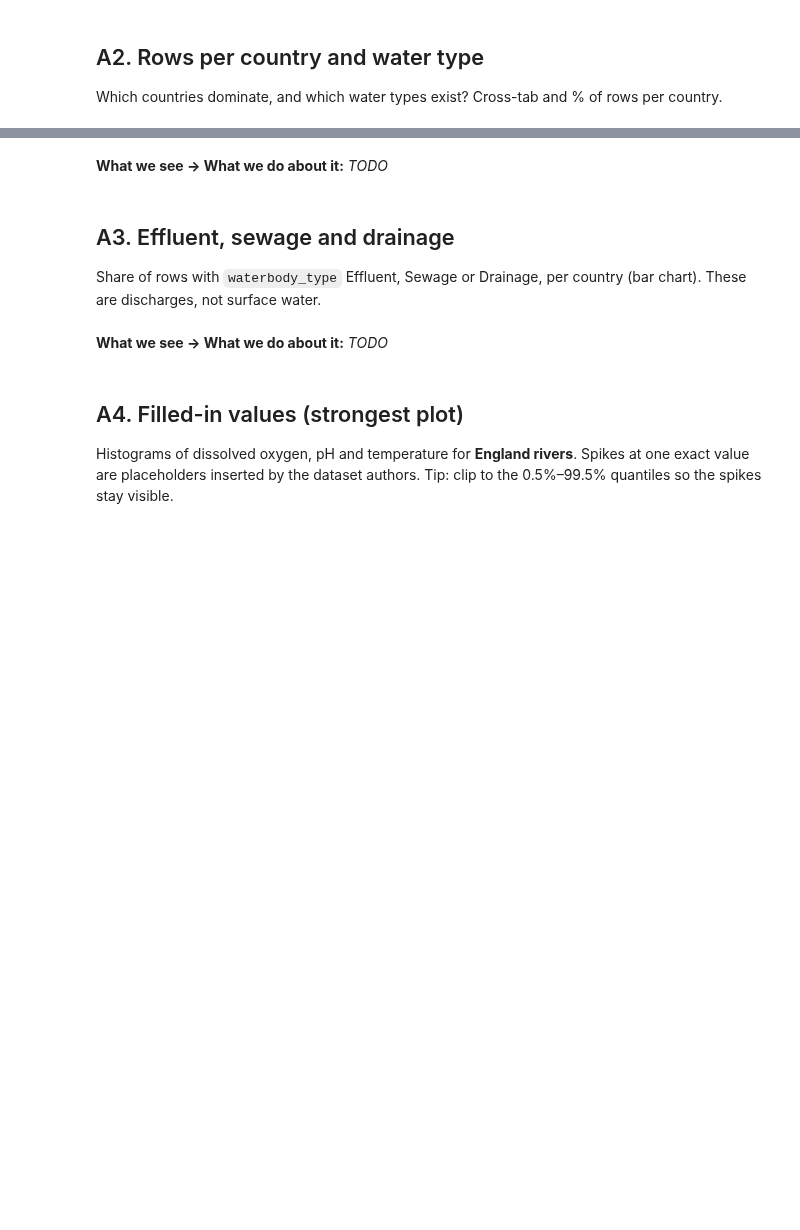
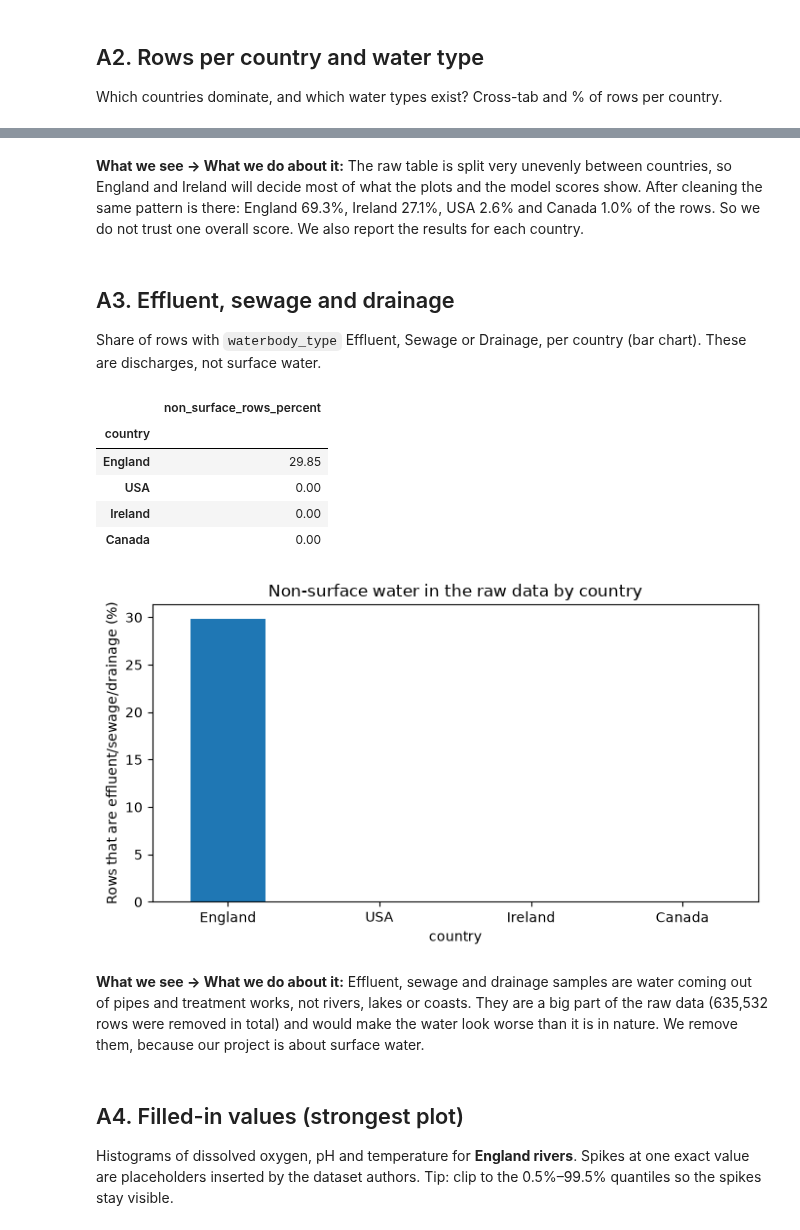
Before and after one commit to Priyal-2005/water-quality-prediction, a Jupyter notebook: notebooks/01_eda.ipynb, the cells around one changed output, grey strips where cells are left out. Saved outputs shown, nothing was run; the diff lists cells and outputs as text; code cells hidden in the pictures; blank space fills up the shorter version.

```diff
--- a/notebooks/01_eda.ipynb
+++ b/notebooks/01_eda.ipynb
@@ -41,4 +41,8 @@ pd.set_option("display.width", 160)
 ## A1. Load the raw data
 Load the four countries with `load_combined_for_countries`, tidy the names with `clean_column_names`, parse `date`. Show shape and `head()`. Free the memory at the end of Part A (`del raw`), the table is large.
 # %%
-# TODO: raw = ...
+raw = load_combined_for_countries(RAW_PATH, DEFAULT_COUNTRIES)
+raw = clean_column_names(raw)
+raw["date"] = pd.to_datetime(raw["date"], errors="coerce")
+print(f"Raw shape: {raw.shape[0]:,} rows × {raw.shape[1]:,} columns")
+display(raw.head())
@@ -50,12 +79,27 @@ Which countries dominate, and which water types exist? Cross-tab and % of rows p
 # %% [markdown]
-**What we see → What we do about it:** *TODO*
+**What we see → What we do about it:** The raw table is split very unevenly between countries, so England and Ireland will decide most of what the plots and the model scores show. After cleaning the same pattern is there: England 69.3%, Ireland 27.1%, USA 2.6% and Canada 1.0% of the rows. So we do not trust one overall score. We also report the results for each country.
 # %% [markdown]
 ## A3. Effluent, sewage and drainage
 Share of rows with `waterbody_type` Effluent, Sewage or Drainage, per country (bar chart). These are discharges, not surface water.
 # %%
-# TODO: bar chart, save as eda_a3_non_surface.png
+non_surface = raw[raw["waterbody_type"].isin(["Effluent", "Sewage", "Drainage"])]
+share = (non_surface.groupby("country").size().div(raw.groupby("country").size()).mul(100)
+         .reindex(DEFAULT_COUNTRIES).fillna(0))
+display(share.rename("non_surface_rows_percent").round(2).to_frame())
+ax = share.plot(kind="bar", figsize=(7, 4), rot=0)
+ax.set_ylabel("Rows that are effluent/sewage/drainage (%)")
+ax.set_title("Non-surface water in the raw data by country")
+plt.tight_layout(); plt.savefig(os.path.join(FIG_DIR, "eda_a3_non_surface.png"), dpi=200); plt.show()
+# %% [output]
+|  | non_surface_rows_percent |
+| country |  |
+| England | 29.85 |
+| USA | 0.00 |
+| Ireland | 0.00 |
+| Canada | 0.00 |
+[figure, added]
 # %% [markdown]
-**What we see → What we do about it:** *TODO*
+**What we see → What we do about it:** Effluent, sewage and drainage samples are water coming out of pipes and treatment works, not rivers, lakes or coasts. They are a big part of the raw data (635,532 rows were removed in total) and would make the water look worse than it is in nature. We remove them, because our project is about surface water.
 # %% [markdown]
 ## A4. Filled-in values (strongest plot)
 Histograms of dissolved oxygen, pH and temperature for **England rivers**. Spikes at one exact value are placeholders inserted by the dataset authors. Tip: clip to the 0.5%–99.5% quantiles so the spikes stay visible.
```
Also changed, not shown: parts of 32 cells of this notebook, 10 other files.
